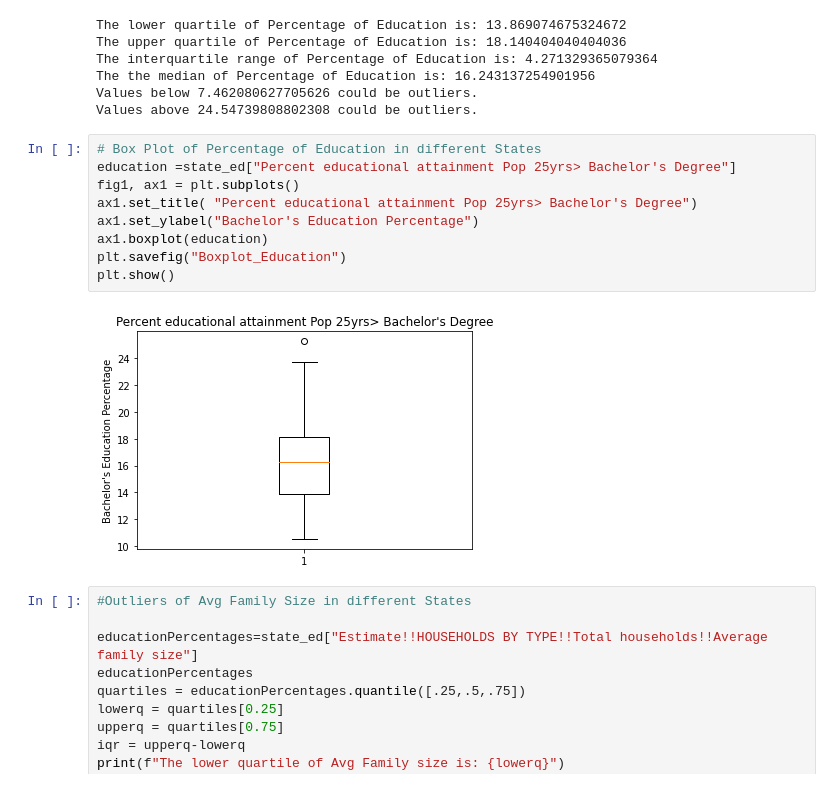
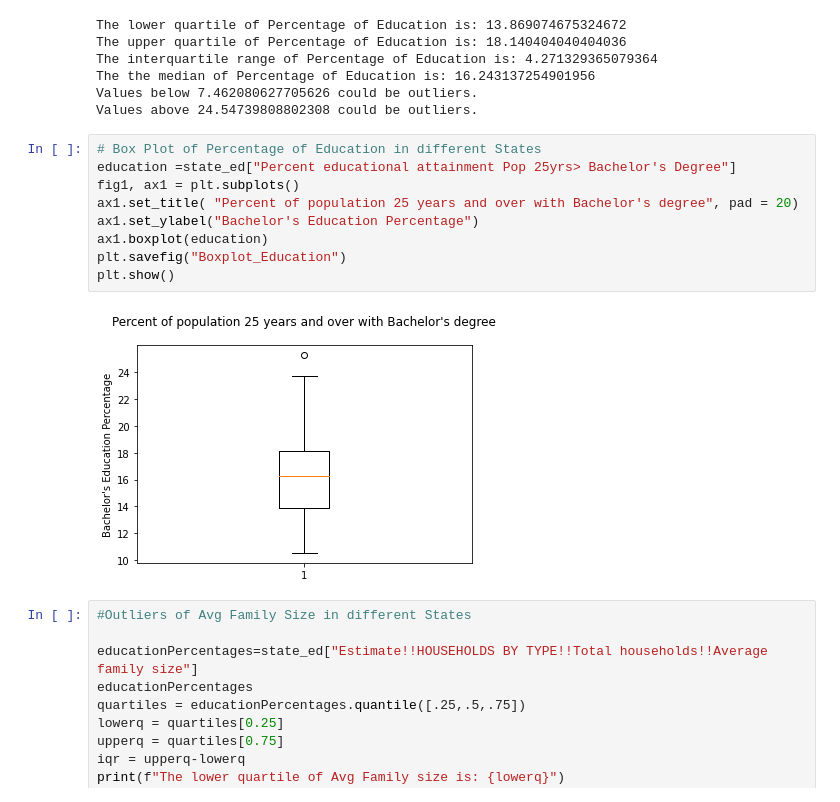
Before and after one commit to safetyh546/TeamDingo, a Jupyter notebook: JupyterNotebooks/Edu_vs_Famv2.ipynb, the cells around one changed output. Saved outputs shown, nothing was run; the diff lists cells and outputs as text.

Commit message:
upate readme, change title on boxplots

```diff
--- a/JupyterNotebooks/Edu_vs_Famv2.ipynb
+++ b/JupyterNotebooks/Edu_vs_Famv2.ipynb
@@ -236,14 +236,14 @@ Values above 24.54739808802308 could be outliers.
 # %%
 # Box Plot of Percentage of Education in different States
 education =state_ed["Percent educational attainment Pop 25yrs> Bachelor's Degree"]
 fig1, ax1 = plt.subplots()
-ax1.set_title( "Percent educational attainment Pop 25yrs> Bachelor's Degree")
+ax1.set_title( "Percent of population 25 years and over with Bachelor's degree", pad = 20)
 ax1.set_ylabel("Bachelor's Education Percentage")
 ax1.boxplot(education)
 plt.savefig("Boxplot_Education")
 plt.show()
 # %% [output]
-[figure, old version]
+[figure, new version]
 # %%
 #Outliers of Avg Family Size in different States
 
```
Also changed, not shown: parts of 1 cell of this notebook, 3 other files.
